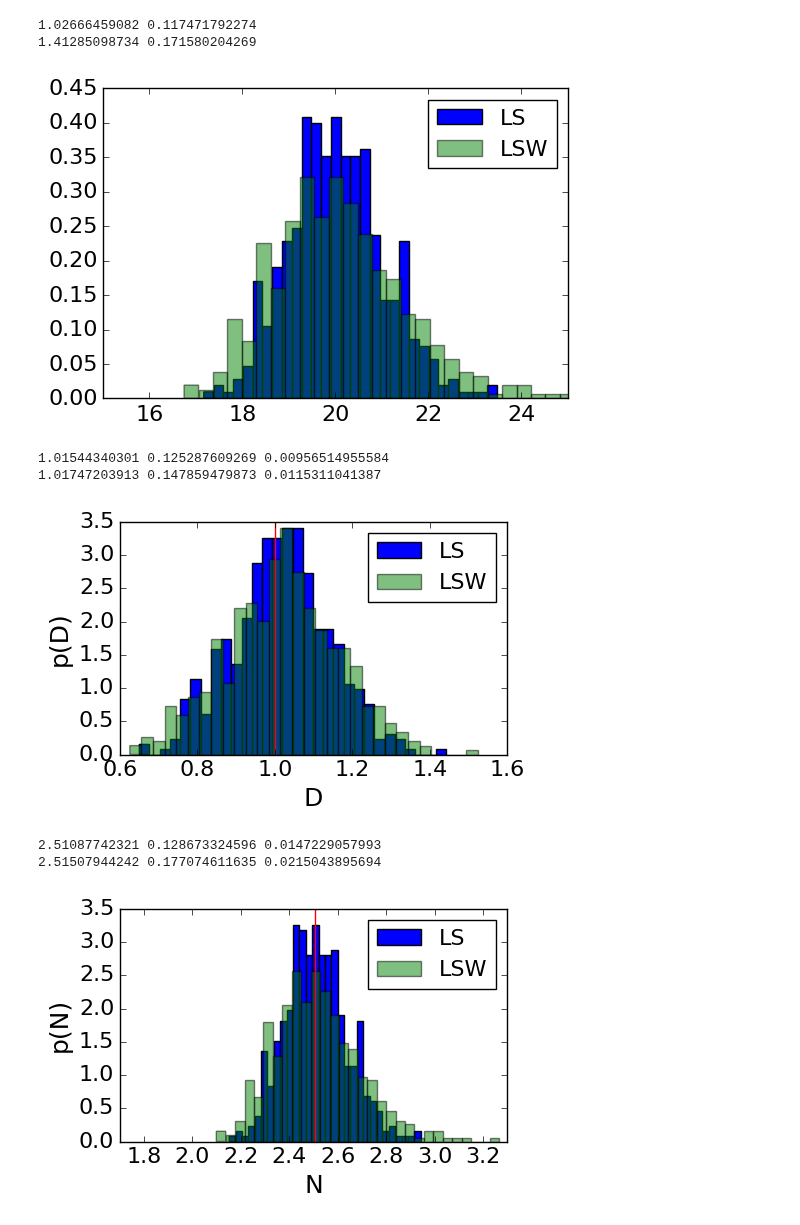
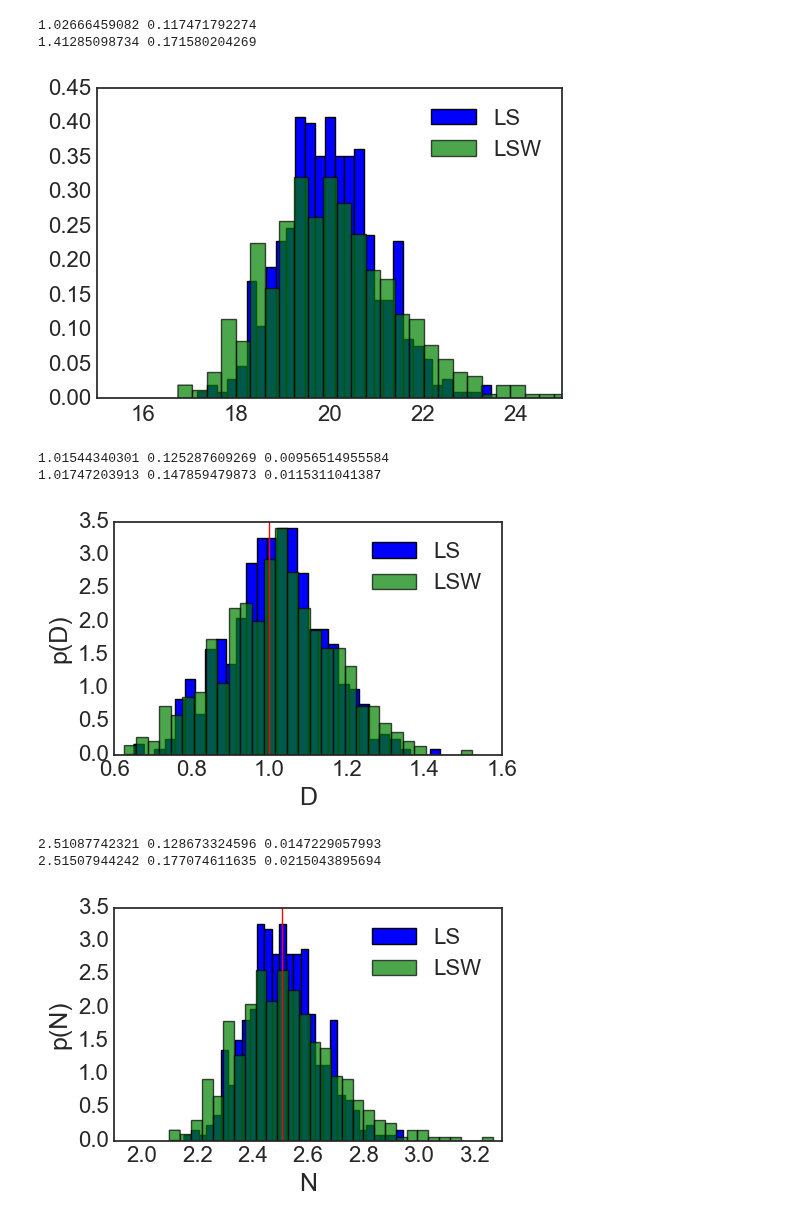
Before and after one commit to hstrey/FCS-simulations, a Jupyter notebook: LS fit FCS simulation.ipynb, the cells around one changed output. Drawn from its saved outputs; the diff is of its cells as text; code cells hidden in the pictures.

Commit message:
nicer figures for the paper

```diff
--- a/LS fit FCS simulation.ipynb
+++ b/LS fit FCS simulation.ipynb
@@ -20,3 +20,6 @@ plt.rc('figure', titlesize=BIGGER_SIZE)  # fontsize of the figure title
 
 SEED = 350107321 # from random.org
 np.random.seed(SEED)
+
+print(plt.style.available)
+plt.style.use('seaborn-white')
@@ -125,8 +130,8 @@ dNS_list = np.array(dNS_list)
 DS_list = np.array(DS_list)
 dDS_list = np.array(dDS_list)
 # %%
-plt.hist(N_list,bins=30,normed=True,label="LS")
-plt.hist(NS_list,bins=30,normed=True,alpha=0.5,label="LSW")
+plt.hist(N_list,bins=30,normed=True,color="blue",label="LS")
+plt.hist(NS_list,bins=30,normed=True,color="green",alpha=0.7,label="LSW")
 plt.xlim((15,25))
 plt.legend()
 print(N_list.std(),dN_list.mean())
@@ -134,11 +139,11 @@ print(NS_list.std(),dNS_list.mean())
 # %% [output]
 1.02666459082 0.117471792274
 1.41285098734 0.171580204269
-[figure, old version]
+[figure, new version]
 # %%
 plt.figure(figsize=(5, 3))
 plt.hist(D_list,bins=30,normed=True,label="LS")
-plt.hist(DS_list,bins=30,normed=True,label="LSW",alpha=0.5)
+plt.hist(DS_list,bins=30,normed=True,label="LSW",alpha=0.7)
 plt.axvline(x=1.0,color="r")
 plt.xlabel("D")
 plt.ylabel("p(D)")
@@ -146,31 +151,31 @@ plt.ylabel("p(D)")
 plt.legend()
 print(D_list.mean(),D_list.std(),dD_list.mean())
 print(DS_list.mean(),DS_list.std(),dDS_list.mean())
-plt.savefig("FCS_D.png",bbox_inches='tight')
+plt.savefig("FCS_D300.png",format="png",dpi=300,bbox_inches='tight',facecolor="white",backgroundcolor="white")
 # %% [output]
 1.01544340301 0.125287609269 0.00956514955584
 1.01747203913 0.147859479873 0.0115311041387
-[figure, old version]
+[figure, new version]
 # %%
 # instead of fitting how many particles per box N, we want to measure how many particles per focus
 # size of focus is sqrt(2*pi)*w = 2.5066
 F_list = N_list/20.0*np.sqrt(2*np.pi)
 dF_list = dN_list/20.0*np.sqrt(2*np.pi)
 FS_list = NS_list/20.0*np.sqrt(2*np.pi)
 dFS_list = dNS_list/20.0*np.sqrt(2*np.pi)
 
 plt.figure(figsize=(5, 3))
 plt.hist(F_list,bins=30,normed=True,label="LS")
-plt.hist(FS_list,bins=30,normed=True,alpha=0.5,label="LSW")
+plt.hist(FS_list,bins=30,normed=True,alpha=0.7,label="LSW")
 plt.axvline(x=np.sqrt(2*np.pi),color="r")
 plt.legend()
-plt.xlim((1.7,3.3))
+plt.xlim((1.9,3.3))
 plt.xlabel("N")
 plt.ylabel("p(N)")
 print(F_list.mean(),F_list.std(),dF_list.mean())
 print(FS_list.mean(),FS_list.std(),dFS_list.mean())
-plt.savefig("FCS_N.png",bbox_inches='tight')
+plt.savefig("FCS_N300.png",format="png",dpi=300,bbox_inches='tight',facecolor="white",backgroundcolor="white")
 # %% [output]
 2.51087742321 0.128673324596 0.0147229057993
 2.51507944242 0.177074611635 0.0215043895694
-[figure, old version]
+[figure, new version]
```
Also changed, not shown: parts of 2 cells of this notebook.
